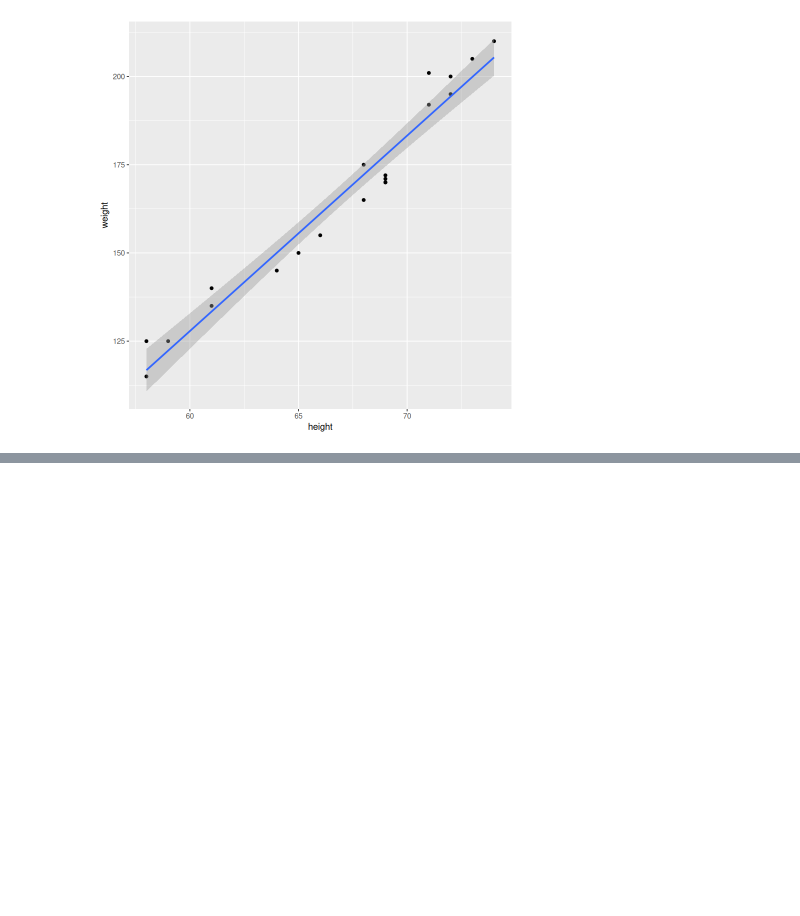
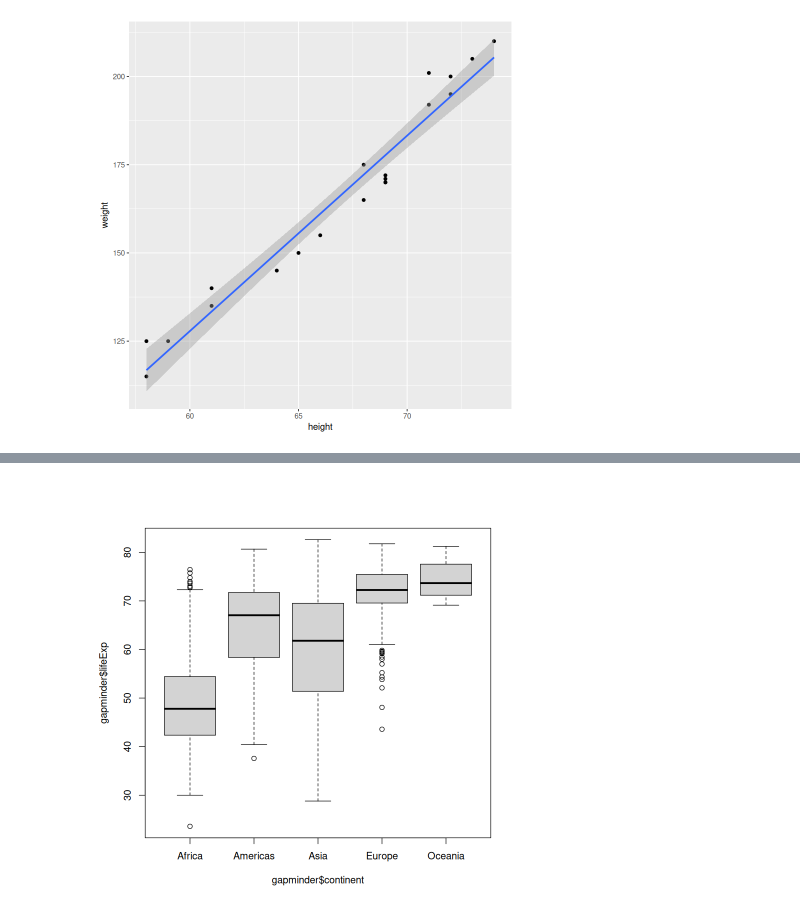
Before and after one commit to Victor-Mufasa/Computer-Interactive-Statistics, a Jupyter notebook: index.ipynb, the cells around one changed output, grey strips where cells are left out. Cells and saved outputs as stored; diff of their text form; code cells hidden in the pictures; blank space fills up the shorter version.

```diff
--- a/index.ipynb
+++ b/index.ipynb
@@ -330,0 +375,4 @@ data %>%
+# %%
+boxplot(gapminder$lifeExp ~ gapminder$continent)
+# %% [output]
+[figure, added]
```
Also changed, not shown: parts of 10 cells of this notebook.
